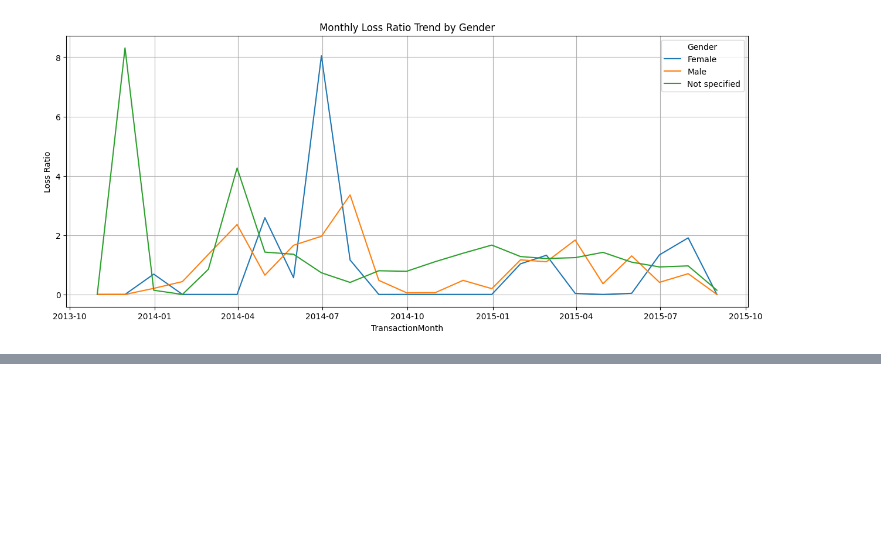
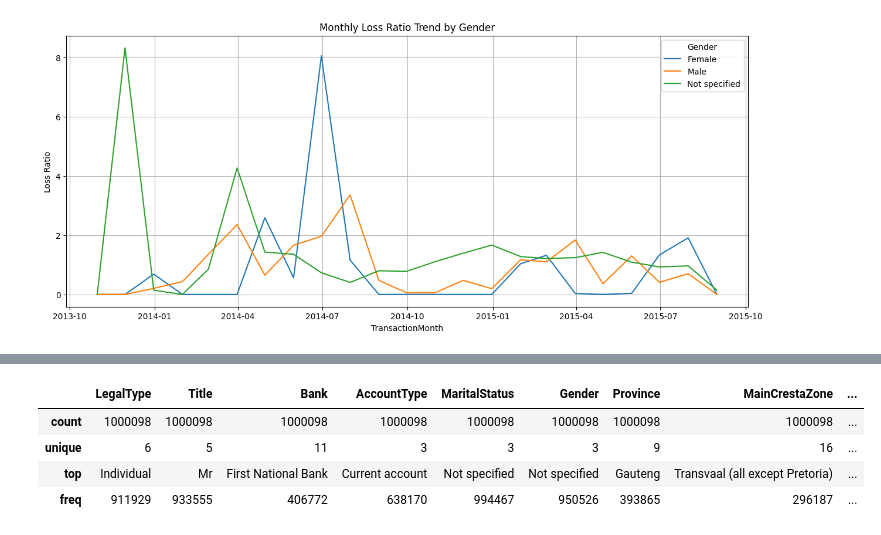
Before and after one commit to segnig/End-2-End-Insurance-Risk-Analytics-Predictive-Modeling, a Jupyter notebook: notebooks/task-1.ipynb, the cells around one changed output, grey strips where cells are left out. Saved outputs shown, nothing was run; the diff lists cells and outputs as text; code cells hidden in the pictures; blank space fills up the shorter version.

```diff
--- a/notebooks/task-1.ipynb
+++ b/notebooks/task-1.ipynb
@@ -729,0 +838,8 @@ plot_creative_visualizations(df)
+# %%
+df.describe(include="object")
+# %% [output]
+|  | LegalType | Title | Bank | AccountType | MaritalStatus | Gender | Province | MainCrestaZone | ... |
+| count | 1000098 | 1000098 | 1000098 | 1000098 | 1000098 | 1000098 | 1000098 | 1000098 | ... |
+| unique | 6 | 5 | 11 | 3 | 3 | 3 | 9 | 16 | ... |
+| top | Individual | Mr | First National Bank | Current account | Not specified | Not specified | Gauteng | Transvaal (all except Pretoria) | ... |
+| freq | 911929 | 933555 | 406772 | 638170 | 994467 | 950526 | 393865 | 296187 | ... |
```
Also changed, not shown: parts of 10 cells of this notebook.
